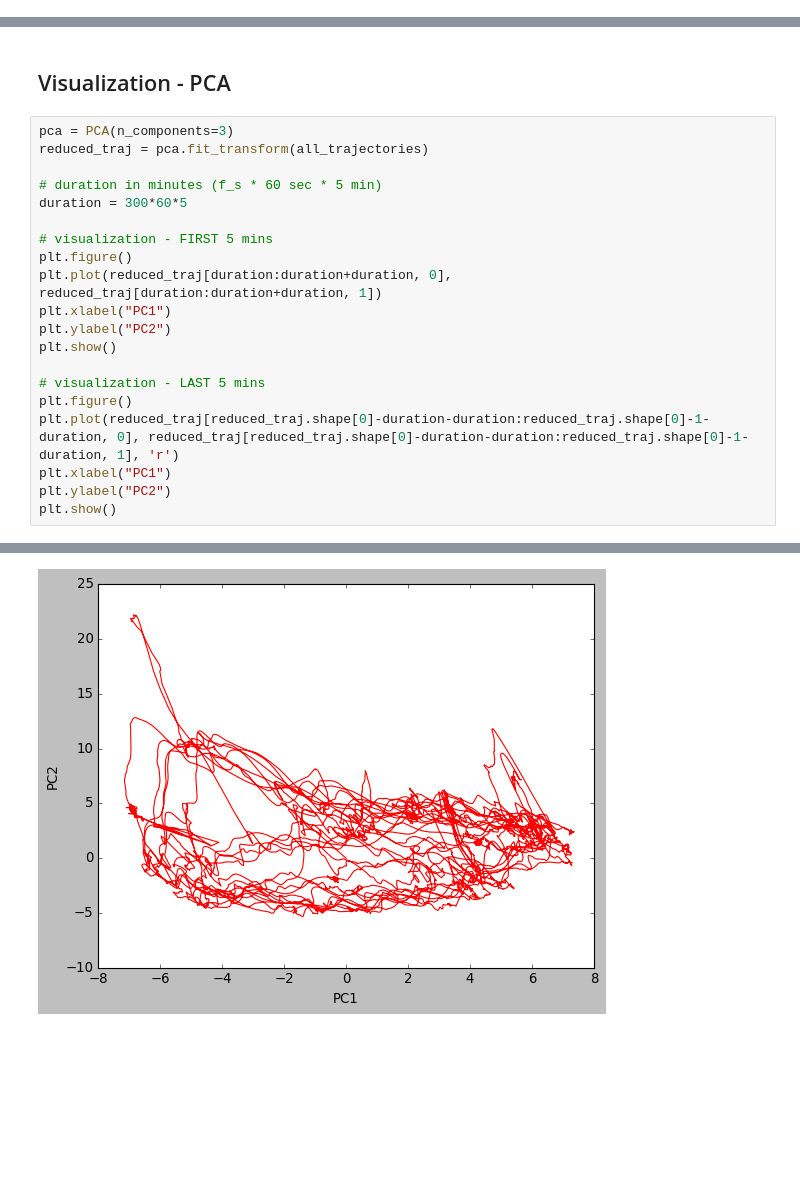
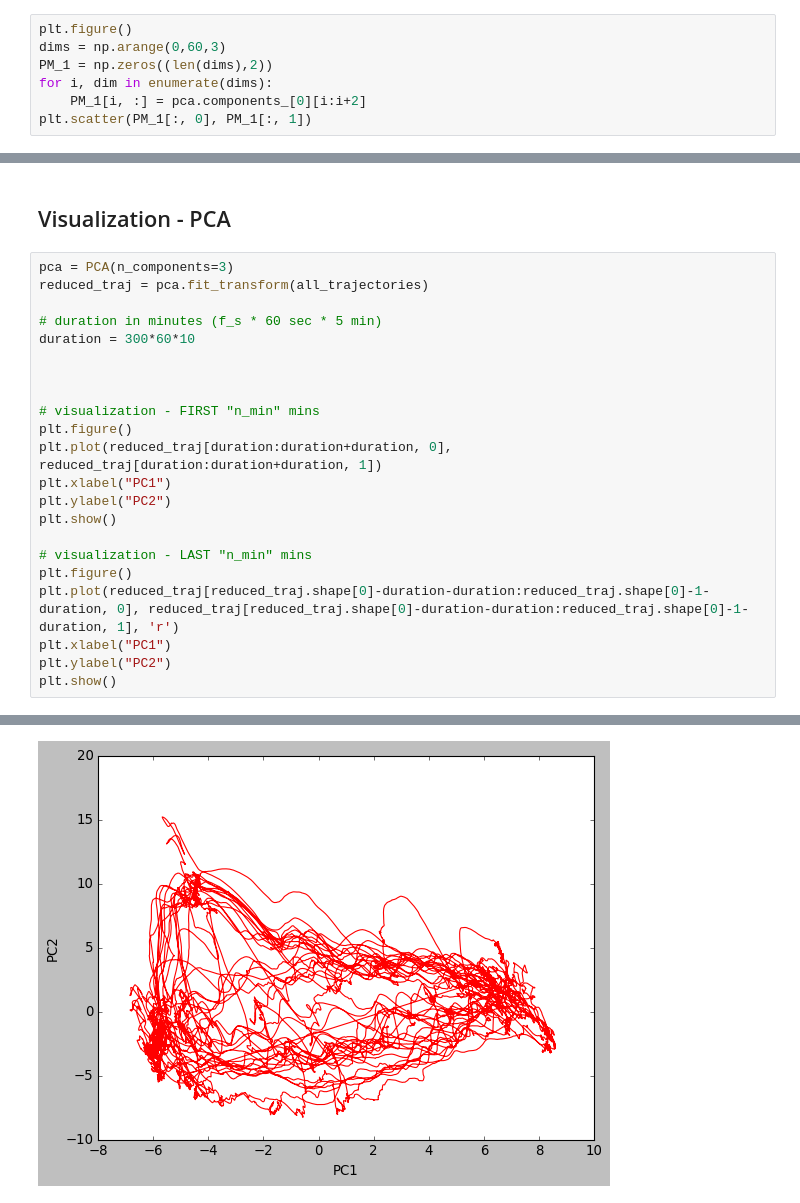
Before and after one commit to laporastrelli/Final_Year_Project, a Jupyter notebook: dimensionality_reduction_analysis/Visualization.ipynb, the cells around one changed output, grey strips where cells are left out. Drawn from its saved outputs; the diff is of its cells as text; blank space fills up the shorter version.

```diff
--- a/dimensionality_reduction_analysis/Visualization.ipynb
+++ b/dimensionality_reduction_analysis/Visualization.ipynb
@@ -117,0 +122,7 @@ plt.show()
+# %%
+plt.figure()
+dims = np.arange(0,60,3)
+PM_1 = np.zeros((len(dims),2))
+for i, dim in enumerate(dims):
+    PM_1[i, :] = pca.components_[0][i:i+2]
+plt.scatter(PM_1[:, 0], PM_1[:, 1])
@@ -183,16 +198,18 @@ pca = PCA(n_components=3)
 reduced_traj = pca.fit_transform(all_trajectories)
 
 # duration in minutes (f_s * 60 sec * 5 min)
-duration = 300*60*5
+duration = 300*60*10
 
-# visualization - FIRST 5 mins
+
+
+# visualization - FIRST "n_min" mins
 plt.figure()
 plt.plot(reduced_traj[duration:duration+duration, 0], reduced_traj[duration:duration+duration, 1])
 plt.xlabel("PC1")
 plt.ylabel("PC2")
 plt.show()
 
-# visualization - LAST 5 mins
+# visualization - LAST "n_min" mins
 plt.figure()
 plt.plot(reduced_traj[reduced_traj.shape[0]-duration-duration:reduced_traj.shape[0]-1-duration, 0], reduced_traj[reduced_traj.shape[0]-duration-duration:reduced_traj.shape[0]-1-duration, 1], 'r')
 plt.xlabel("PC1")
@@ -203 +220 @@ plt.show()
-[figure, old version]
+[figure, new version]
```
Also changed, not shown: parts of 10 cells of this notebook, 21 other files.
